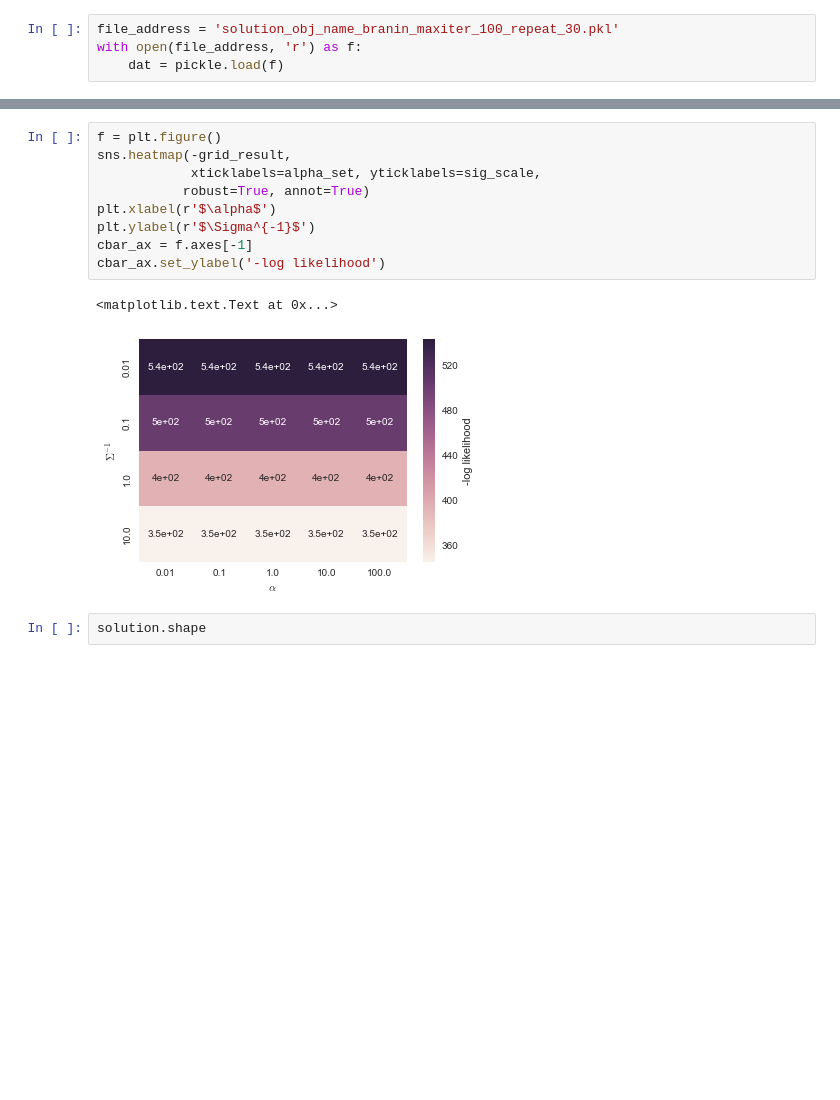
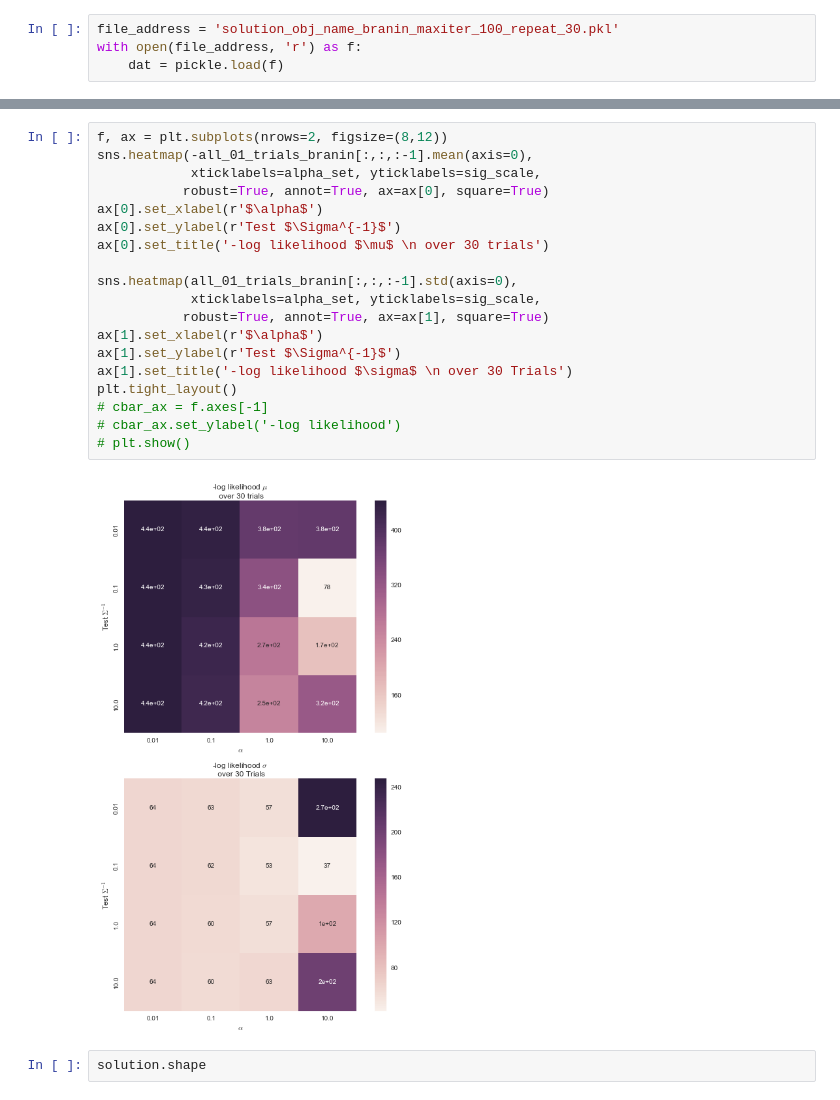
Before and after one commit to DesignInformaticsLab/EcoRacer2016, a Jupyter notebook: simulation_study/plot.ipynb, the cells around one changed output, grey strips where cells are left out. Drawn from its saved outputs; the diff is of its cells as text; blank space fills up the shorter version.

Commit message:
complete for sig=0.1 on branin (100samp)

```diff
--- a/simulation_study/plot.ipynb
+++ b/simulation_study/plot.ipynb
@@ -55,15 +59,24 @@ wait = 1
-# %%
-f = plt.figure()
-sns.heatmap(-grid_result,
-            xticklabels=alpha_set, yticklabels=sig_scale,
-           robust=True, annot=True)
-plt.xlabel(r'$\alpha$')
-plt.ylabel(r'$\Sigma^{-1}$')
-cbar_ax = f.axes[-1]
-cbar_ax.set_ylabel('-log likelihood')
-# %% [output]
-<matplotlib.text.Text at 0x...>
-[figure, removed]
+# %%
+f, ax = plt.subplots(nrows=2, figsize=(8,12))
+sns.heatmap(-all_01_trials_branin[:,:,:-1].mean(axis=0),
+            xticklabels=alpha_set, yticklabels=sig_scale,
+           robust=True, annot=True, ax=ax[0], square=True)
+ax[0].set_xlabel(r'$\alpha$')
+ax[0].set_ylabel(r'Test $\Sigma^{-1}$')
+ax[0].set_title('-log likelihood $\mu$ \n over 30 trials')
+
+sns.heatmap(all_01_trials_branin[:,:,:-1].std(axis=0),
+            xticklabels=alpha_set, yticklabels=sig_scale,
+           robust=True, annot=True, ax=ax[1], square=True)
+ax[1].set_xlabel(r'$\alpha$')
+ax[1].set_ylabel(r'Test $\Sigma^{-1}$')
+ax[1].set_title('-log likelihood $\sigma$ \n over 30 Trials')
+plt.tight_layout()
+# cbar_ax = f.axes[-1]
+# cbar_ax.set_ylabel('-log likelihood')
+# plt.show()
+# %% [output]
+[figure, added]
 # %%
 solution.shape
 # %% [output]
```
Also changed, not shown: parts of 6 cells of this notebook, 4 other files.
